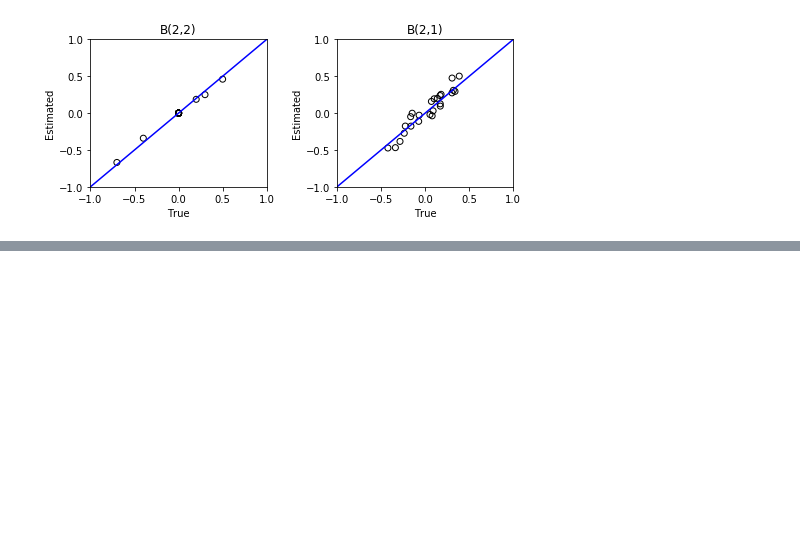
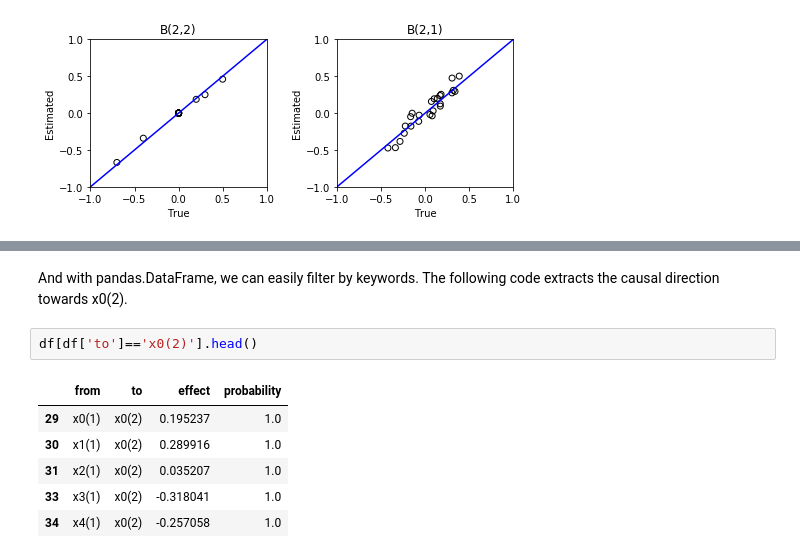
Before and after one commit to cdt15/lingam, a Jupyter notebook: examples/LongitudinalLiNGAM.ipynb, the cells around one changed output, grey strips where cells are left out. Drawn from its saved outputs; the diff is of its cells as text; blank space fills up the shorter version.

```diff
--- a/examples/LongitudinalLiNGAM.ipynb
+++ b/examples/LongitudinalLiNGAM.ipynb
@@ -180,0 +364,11 @@ for t in range(1, n_timepoints):
+# %% [markdown]
+And with pandas.DataFrame, we can easily filter by keywords. The following code extracts the causal direction towards x0(2).
+# %%
+df[df['to']=='x0(2)'].head()
+# %% [output]
+|  | from | to | effect | probability |
+| 29 | x0(1) | x0(2) | 0.195237 | 1.0 |
+| 30 | x1(1) | x0(2) | 0.289916 | 1.0 |
+| 31 | x2(1) | x0(2) | 0.035207 | 1.0 |
+| 33 | x3(1) | x0(2) | -0.318041 | 1.0 |
+| 34 | x4(1) | x0(2) | -0.257058 | 1.0 |
```
Also changed, not shown: parts of 23 cells of this notebook, 4 other files.
